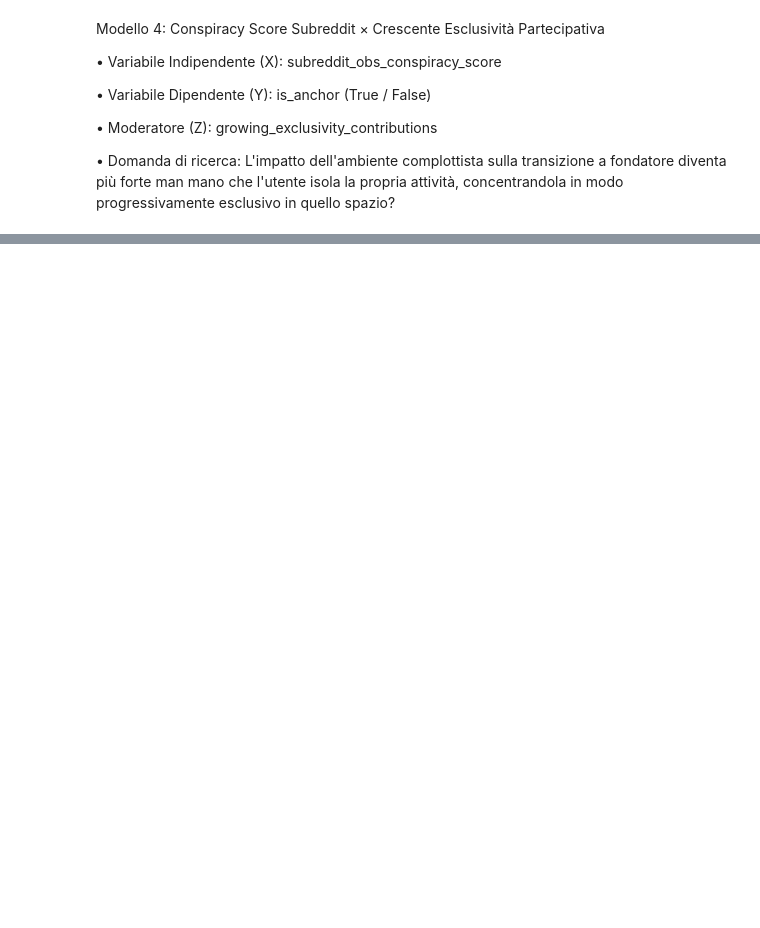
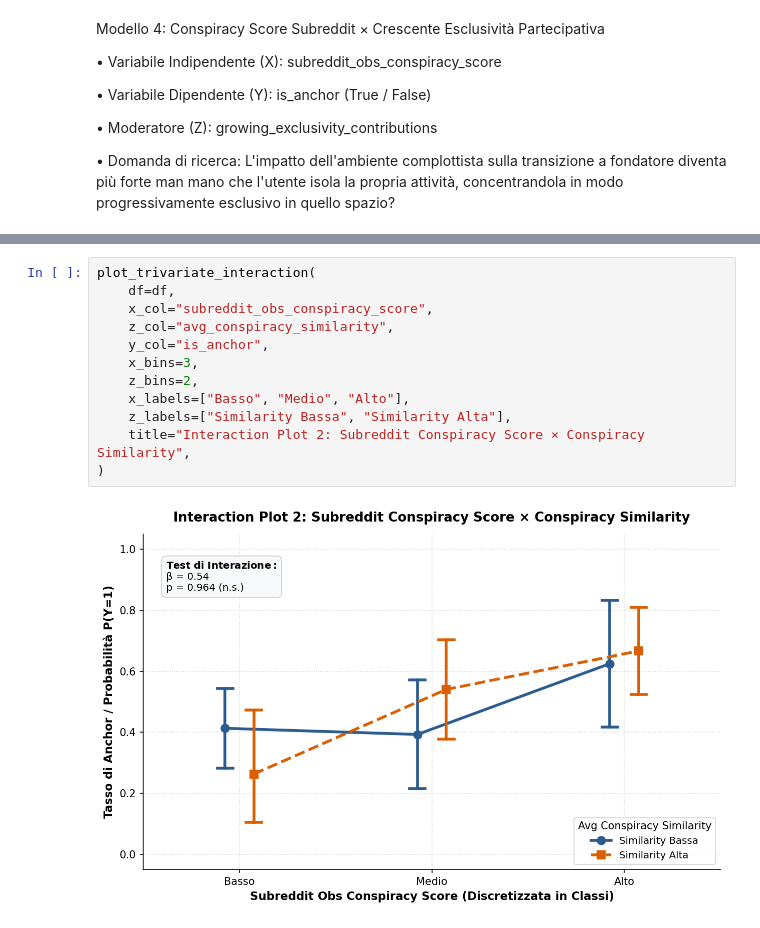
Before and after one commit to Andrii04/conspiracy-founders, a Jupyter notebook: notebooks/TRIVARIATE_FEATURE_PLOTS.ipynb, the cells around one changed output, grey strips where cells are left out. Cells and saved outputs as stored; diff of their text form; blank space fills up the shorter version.

```diff
--- a/notebooks/TRIVARIATE_FEATURE_PLOTS.ipynb
+++ b/notebooks/TRIVARIATE_FEATURE_PLOTS.ipynb
@@ -1030,0 +1217,14 @@ plt.show()
+# %%
+plot_trivariate_interaction(
+    df=df,
+    x_col="subreddit_obs_conspiracy_score",
+    z_col="avg_conspiracy_similarity",
+    y_col="is_anchor",
+    x_bins=3,
+    z_bins=2,
+    x_labels=["Basso", "Medio", "Alto"],
+    z_labels=["Similarity Bassa", "Similarity Alta"],
+    title="Interaction Plot 2: Subreddit Conspiracy Score × Conspiracy Similarity",
+)
+# %% [output]
+[figure, added]
```
Also changed, not shown: parts of 8 cells of this notebook.
